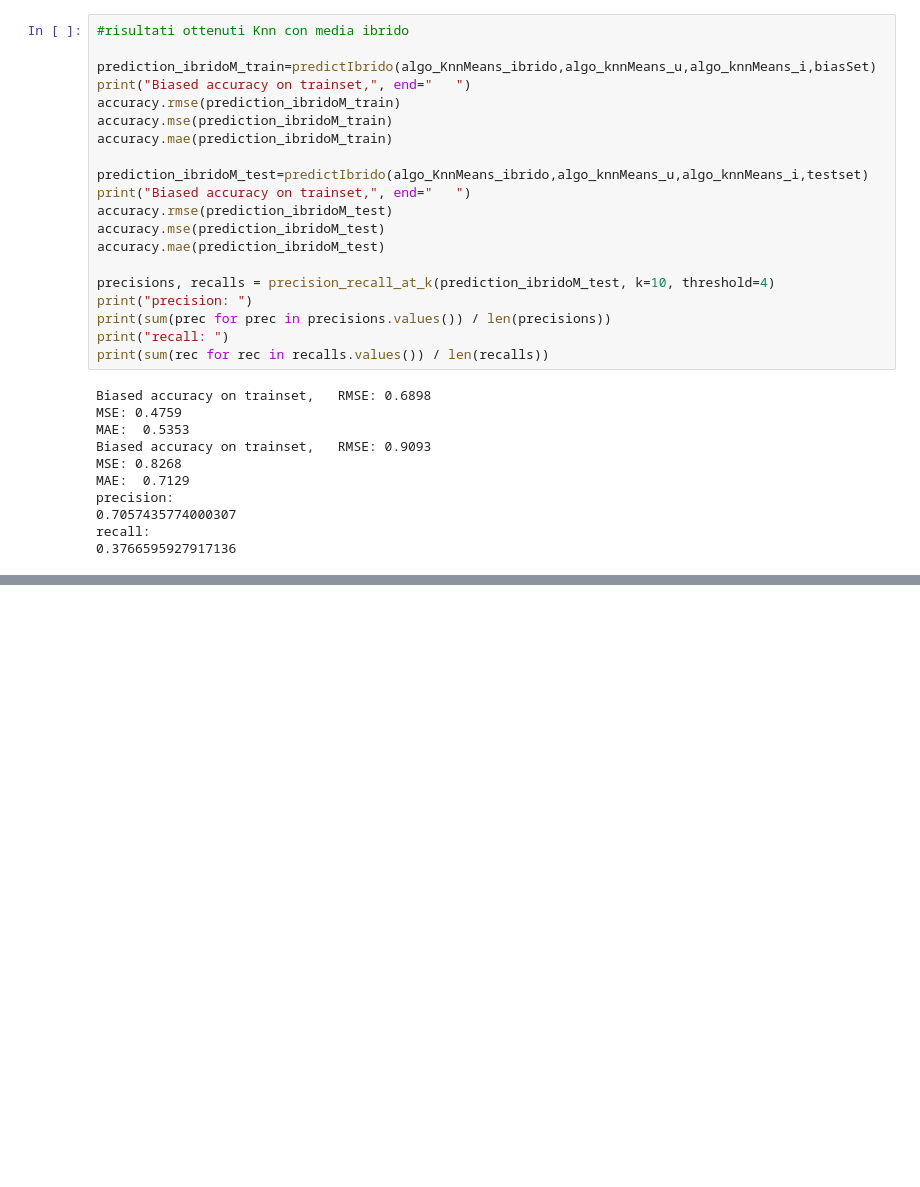
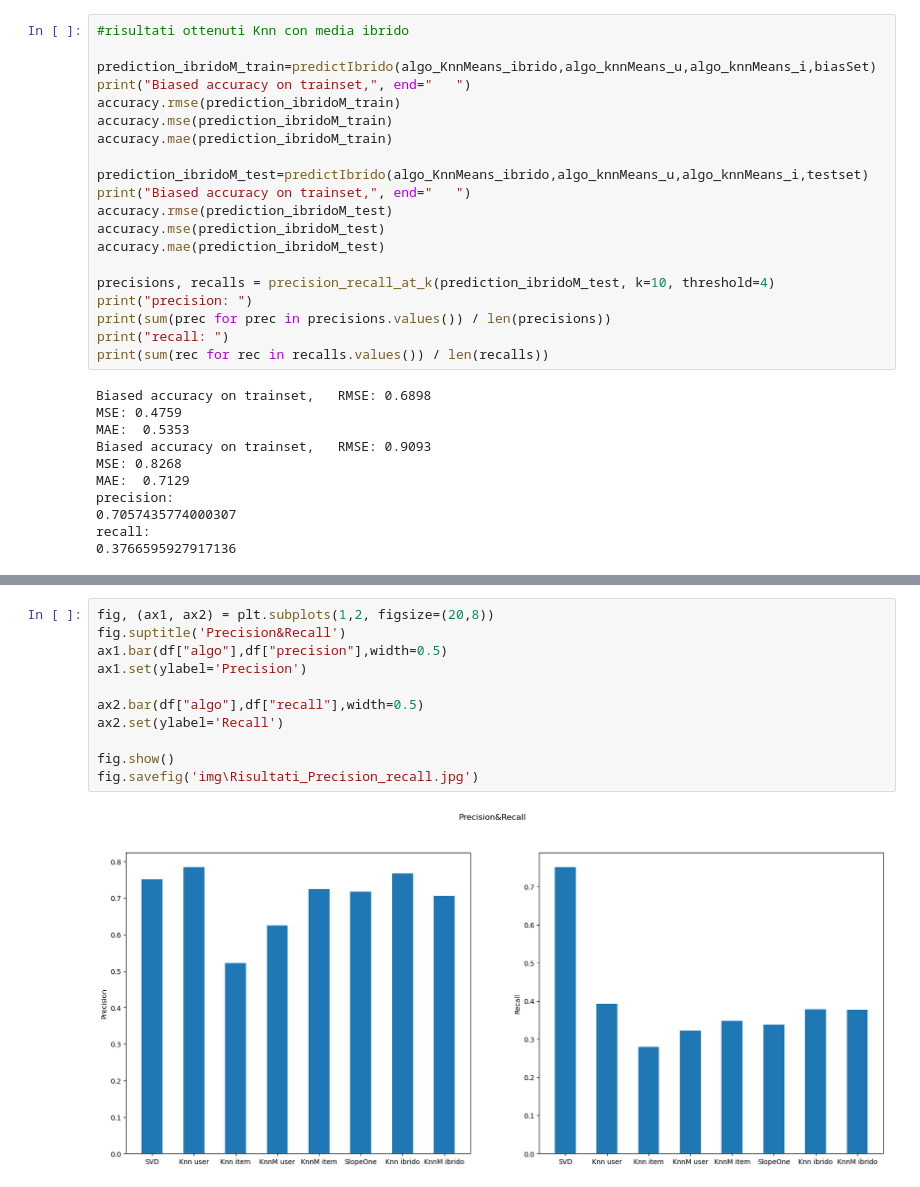
Before and after one commit to elia-guglielmi/ML-SIIprogetto, a Jupyter notebook: trainModelli.ipynb, the cells around one changed output, grey strips where cells are left out. Cells and saved outputs as stored; diff of their text form; blank space fills up the shorter version.

```diff
--- a/trainModelli.ipynb
+++ b/trainModelli.ipynb
@@ -489,0 +535,13 @@ recall:
+# %%
+fig, (ax1, ax2) = plt.subplots(1,2, figsize=(20,8))
+fig.suptitle('Precision&Recall')
+ax1.bar(df["algo"],df["precision"],width=0.5)
+ax1.set(ylabel='Precision')
+
+ax2.bar(df["algo"],df["recall"],width=0.5)
+ax2.set(ylabel='Recall')
+
+fig.show()
+fig.savefig('img\Risultati_Precision_recall.jpg')
+# %% [output]
+[figure, added]
```
Also changed, not shown: parts of 5 cells of this notebook, 8 other files.
